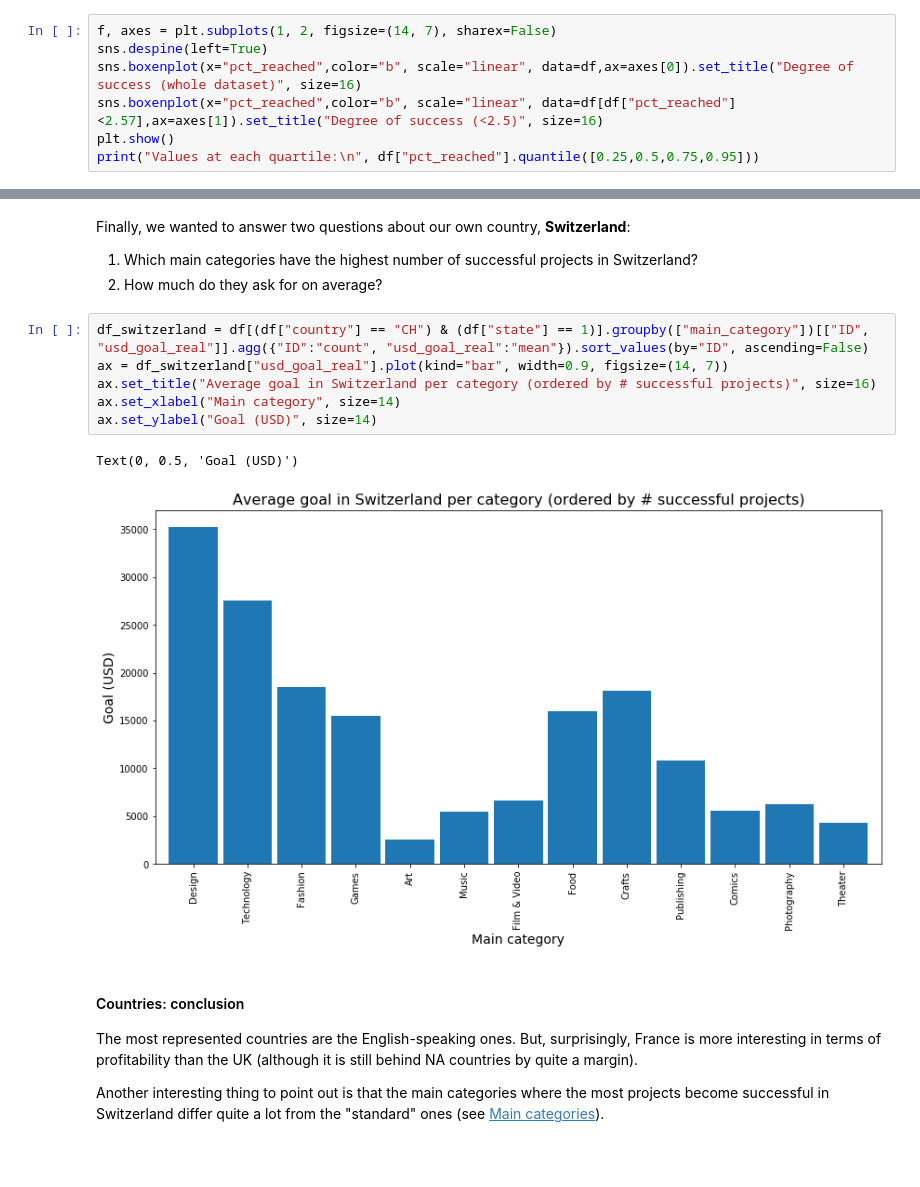
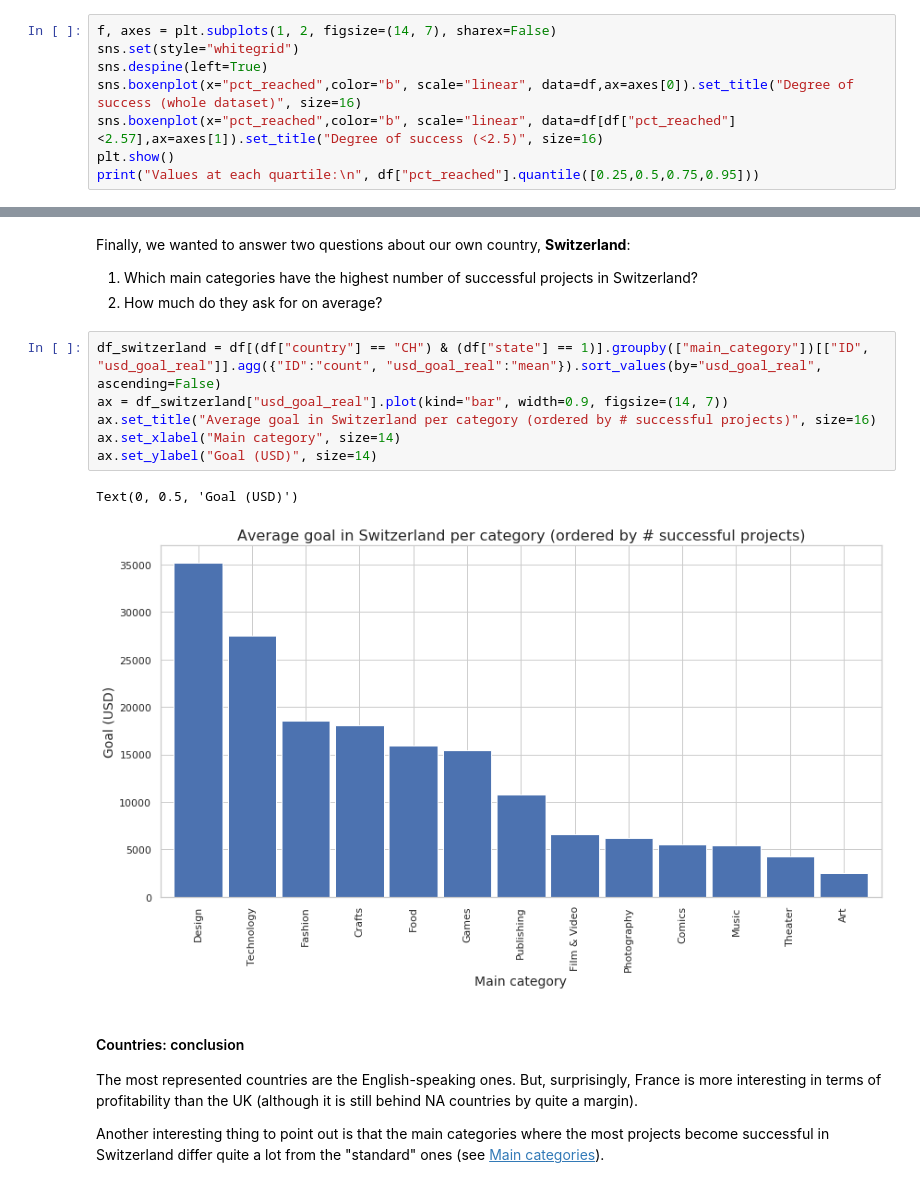
Before and after one commit to tbacha/DMML2019_Team_Apple, a Jupyter notebook: code/Kickstarter_notebook_Team_Apple_EDA.ipynb, the cells around one changed output, grey strips where cells are left out. Drawn from its saved outputs; the diff is of its cells as text; blank space fills up the shorter version.

```diff
--- a/code/Kickstarter_notebook_Team_Apple_EDA.ipynb
+++ b/code/Kickstarter_notebook_Team_Apple_EDA.ipynb
@@ -210,6 +210,7 @@ In the following graphs, we represent the distribution of `pct_reached`.
 As we can see on the figure below, the values are very stretched. On the right figure, we zoom in on a range excluding outliers. It starts to look somewhat like a **log-normal** distribution.
 # %%
 f, axes = plt.subplots(1, 2, figsize=(14, 7), sharex=False)
+sns.set(style="whitegrid")
 sns.despine(left=True)
 sns.boxenplot(x="pct_reached",color="b", scale="linear", data=df,ax=axes[0]).set_title("Degree of success (whole dataset)", size=16)
 sns.boxenplot(x="pct_reached",color="b", scale="linear", data=df[df["pct_reached"]<2.57],ax=axes[1]).set_title("Degree of success (<2.5)", size=16)
@@ -387,14 +393,14 @@ Finally, we wanted to answer two questions about our own country, **Switzerland*
 1. Which main categories have the highest number of successful projects in Switzerland?
 2. How much do they ask for on average?
 # %%
-df_switzerland = df[(df["country"] == "CH") & (df["state"] == 1)].groupby(["main_category"])[["ID", "usd_goal_real"]].agg({"ID":"count", "usd_goal_real":"mean"}).sort_values(by="ID", ascending=False)
+df_switzerland = df[(df["country"] == "CH") & (df["state"] == 1)].groupby(["main_category"])[["ID", "usd_goal_real"]].agg({"ID":"count", "usd_goal_real":"mean"}).sort_values(by="usd_goal_real", ascending=False)
 ax = df_switzerland["usd_goal_real"].plot(kind="bar", width=0.9, figsize=(14, 7))
 ax.set_title("Average goal in Switzerland per category (ordered by # successful projects)", size=16)
 ax.set_xlabel("Main category", size=14)
 ax.set_ylabel("Goal (USD)", size=14)
 # %% [output]
 Text(0, 0.5, 'Goal (USD)')
-[figure, old version]
+[figure, new version]
 # %% [markdown]
 #### Countries: conclusion
 
```
Also changed, not shown: parts of 20 cells of this notebook.
